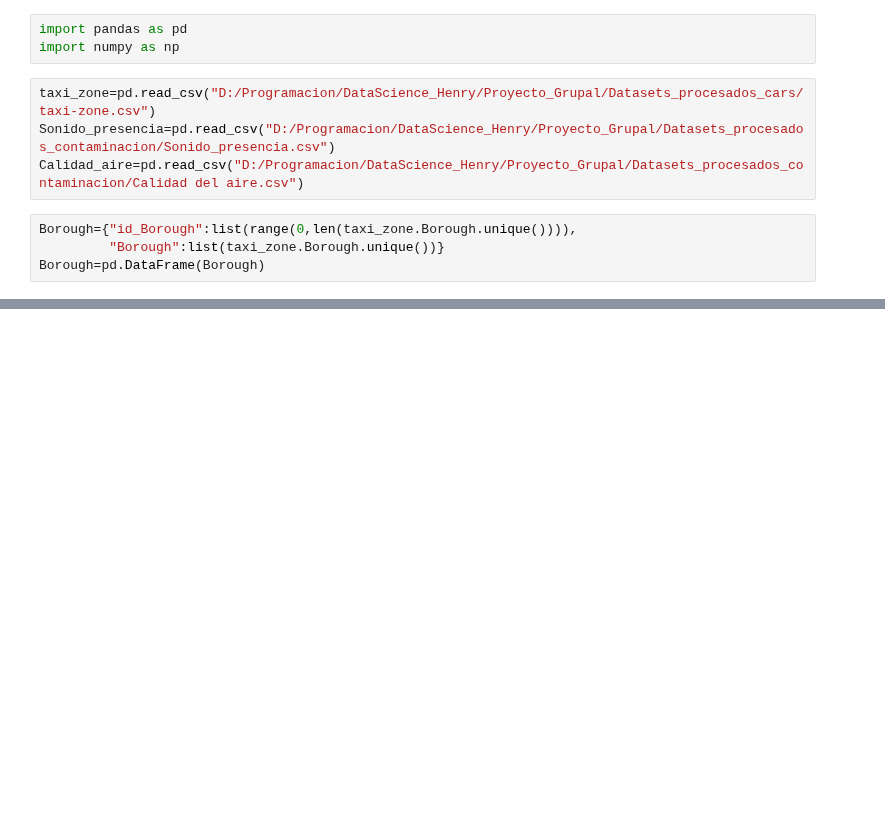
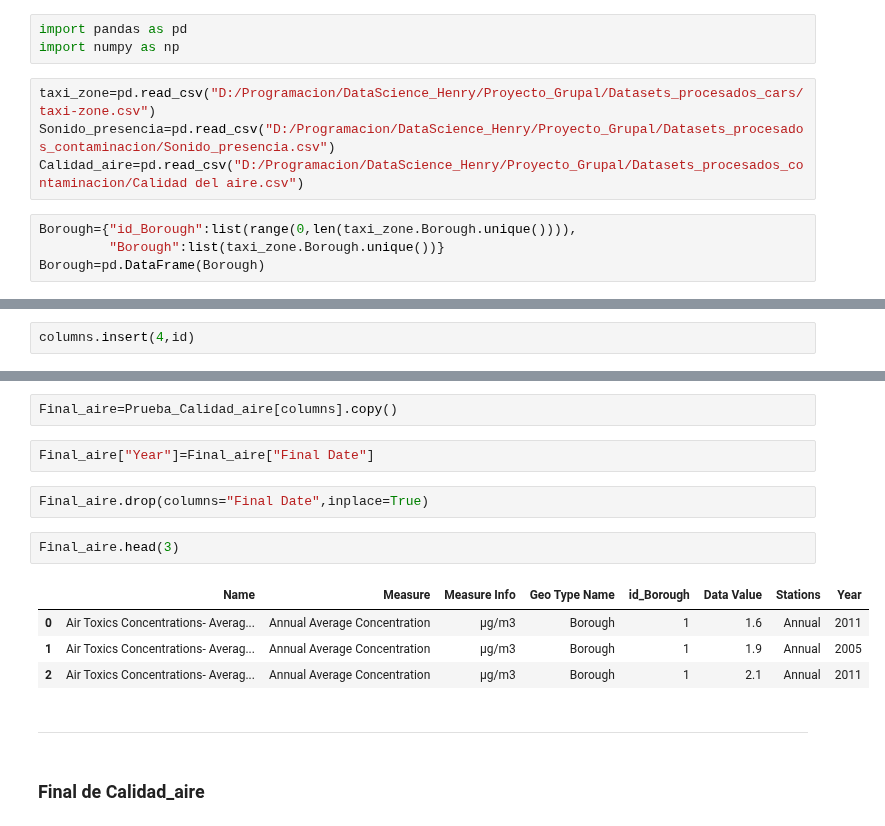
Before and after one commit to A-Lasso/Taxis-NewYork, a Jupyter notebook: MySQL/Prueba.ipynb, the cells around one changed output, grey strips where cells are left out. Cells and saved outputs as stored; diff of their text form; blank space fills up the shorter version.

```diff
--- a/MySQL/Prueba.ipynb
+++ b/MySQL/Prueba.ipynb
@@ -69,0 +225,2 @@ len(taxi_zone.Borough.unique())
+# %%
+columns.insert(4,id)
@@ -69,0 +238,17 @@ len(taxi_zone.Borough.unique())
+# %%
+Final_aire=Prueba_Calidad_aire[columns].copy()
+# %%
+Final_aire["Year"]=Final_aire["Final Date"]
+# %%
+Final_aire.drop(columns="Final Date",inplace=True)
+# %%
+Final_aire.head(3)
+# %% [output]
+|  | Name | Measure | Measure Info | Geo Type Name | id_Borough | Data Value | Stations | Year |
+| 0 | Air Toxics Concentrations- Averag... | Annual Average Concentration | µg/m3 | Borough | 1 | 1.6 | Annual | 2011 |
+| 1 | Air Toxics Concentrations- Averag... | Annual Average Concentration | µg/m3 | Borough | 1 | 1.9 | Annual | 2005 |
+| 2 | Air Toxics Concentrations- Averag... | Annual Average Concentration | µg/m3 | Borough | 1 | 2.1 | Annual | 2011 |
+# %% [markdown]
+---
+# %% [markdown]
+### Final de Calidad_aire
```
Also changed, not shown: parts of 50 cells of this notebook, 1 other file.
